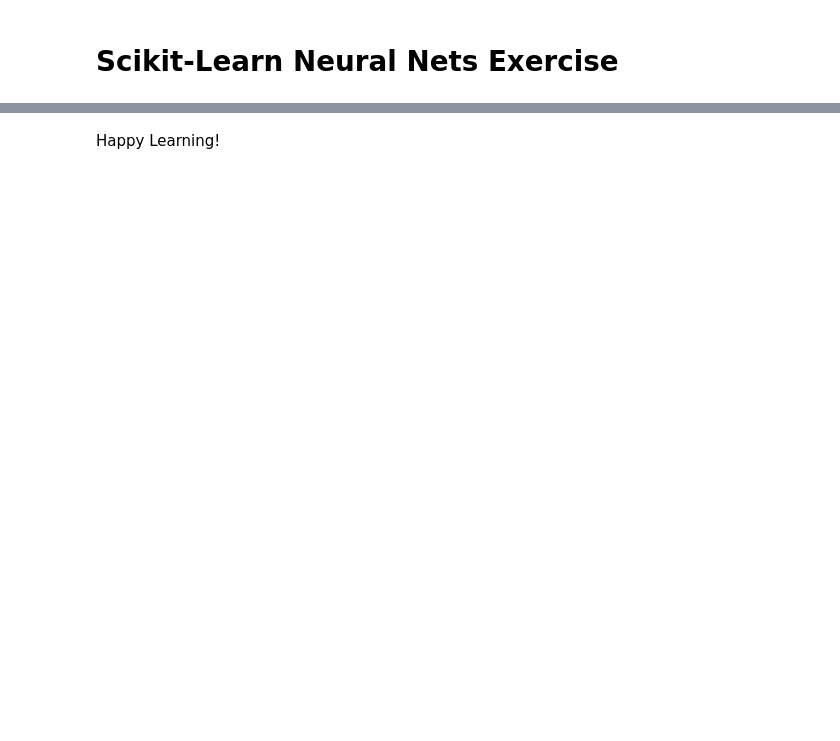
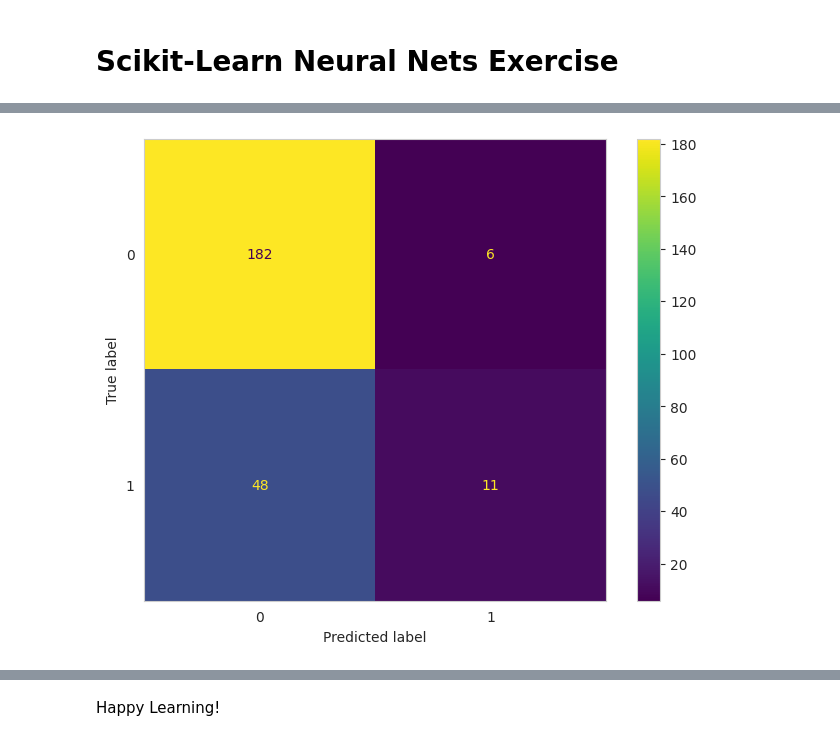
Before and after one commit to jposluszny/Machine-Learning, a Jupyter notebook: Sklearn Neural Nets/Classification/project/exercise.ipynb, the cells around one changed output, grey strips where cells are left out. Drawn from its saved outputs; the diff is of its cells as text; code cells hidden in the pictures; blank space fills up the shorter version.

```diff
--- a/Sklearn Neural Nets/Classification/project/exercise.ipynb
+++ b/Sklearn Neural Nets/Classification/project/exercise.ipynb
@@ -66,0 +68,5 @@ weighted avg       0.87      0.80      0.83       225
+# %%
+param_grid = {'model__hidden_layer_sizes':((20,),(10, 10), (5,5,5)),
+              'model__activation':('relu', 'tanh'),
+              'model__learning_rate_init': [0.001, 0.01]
+             }
@@ -66,0 +105,3 @@ weighted avg       0.87      0.80      0.83       225
+# %%
+# Make predictions
+predictions = grid.predict(X_test)
@@ -66,0 +135,11 @@ weighted avg       0.87      0.80      0.83       225
+# %%
+# Print the confusion matrix
+cm = confusion_matrix(y_test, predictions, labels=grid.classes_)
+fig, ax = plt.subplots(figsize=(8, 6))
+disp = ConfusionMatrixDisplay(confusion_matrix=cm,
+                              display_labels=grid.classes_)
+disp.plot(ax=ax)
+ax.grid(False)
+plt.show()
+# %% [output]
+[figure, added]
```
Also changed, not shown: parts of 36 cells of this notebook, 1 other file.
